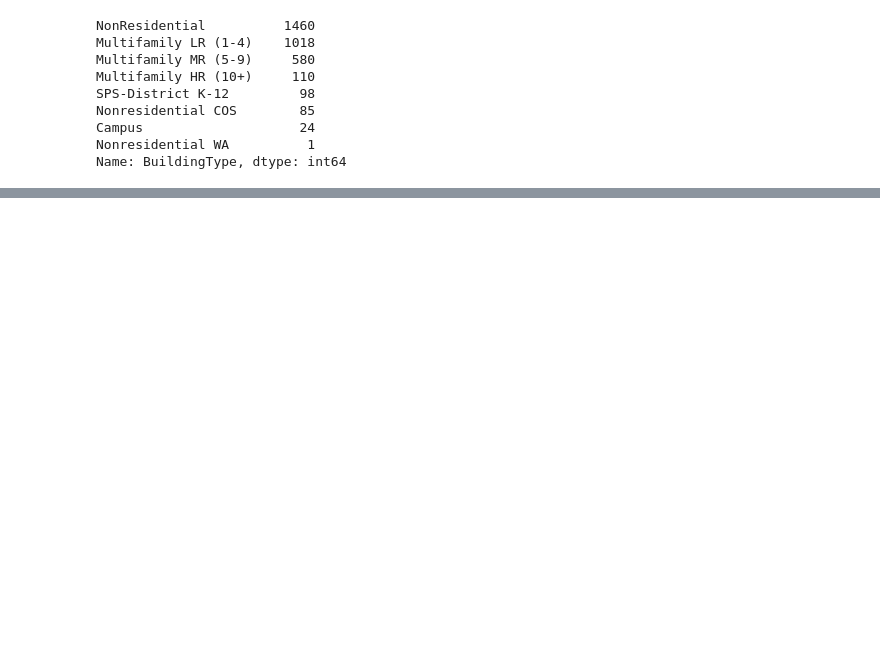
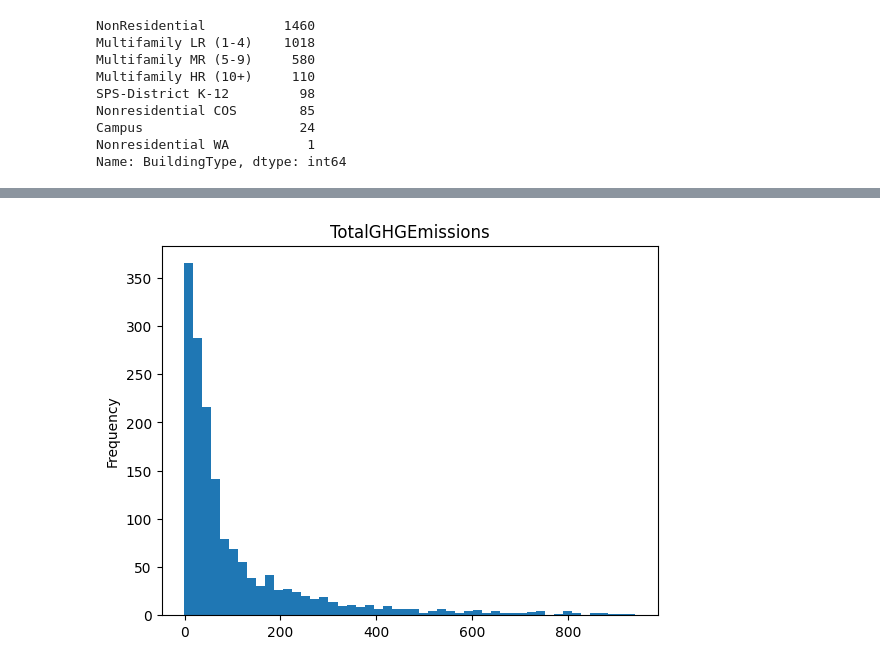
Before and after one commit to ThomasMeb/Anticiper_besoins_des_batiments, a Jupyter notebook: Explo.ipynb, the cells around one changed output, grey strips where cells are left out. Drawn from its saved outputs; the diff is of its cells as text; code cells hidden in the pictures; blank space fills up the shorter version.

```diff
--- a/Explo.ipynb
+++ b/Explo.ipynb
@@ -84,0 +95,6 @@ df.drop(labels=df.loc[df['BuildingType'].str.startswith("Multifamily")].index, a
+# %%
+df[df['TotalGHGEmissions']<1000]['TotalGHGEmissions'].dropna().plot.hist(bins=50, logx=False)
+plt.title('TotalGHGEmissions')
+plt.show()
+# %% [output]
+[figure, added]
```
Also changed, not shown: parts of 46 cells of this notebook, 3 other files.
